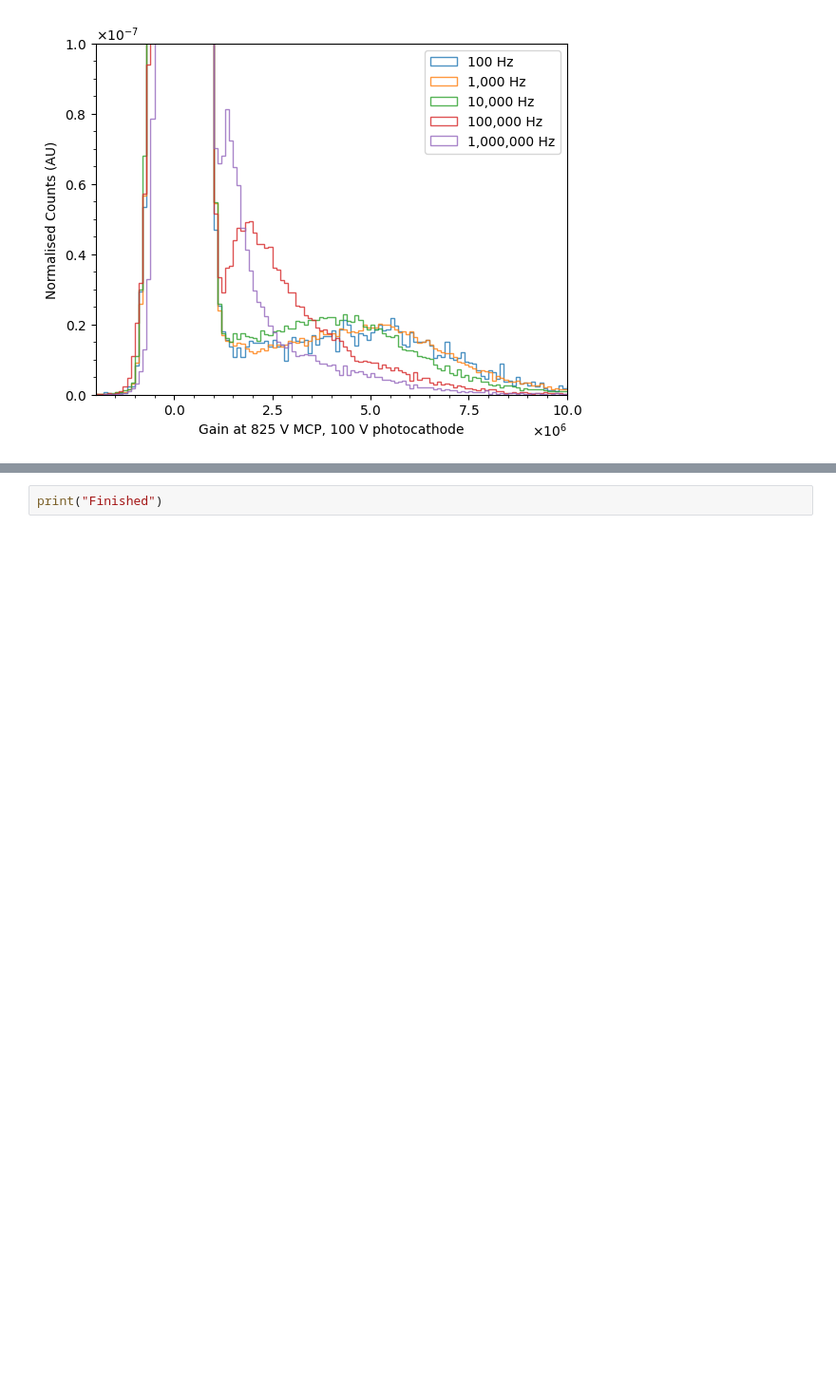
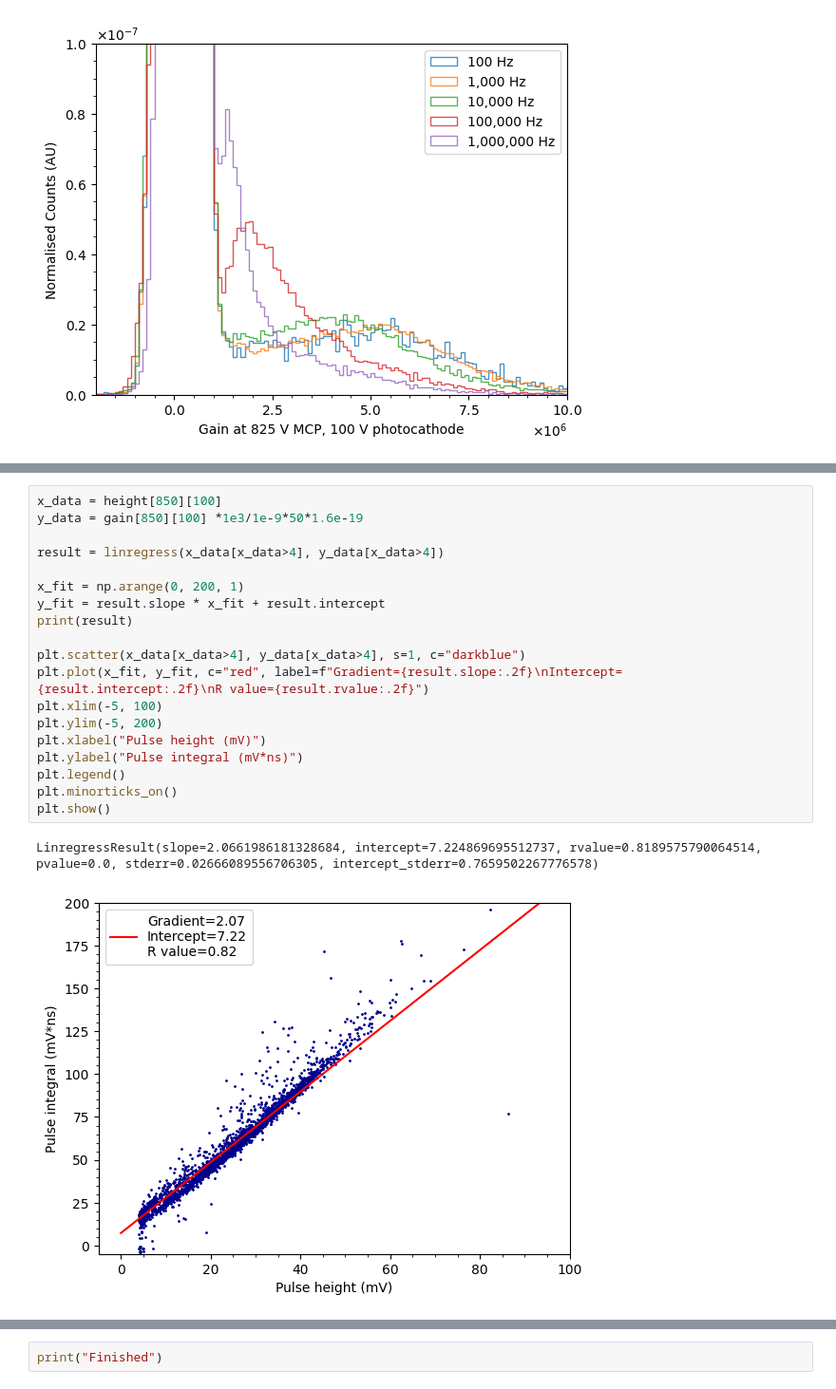
Before and after one commit to robjfoster/lappd, a Jupyter notebook: lappd/analysis/gain_analysis.ipynb, the cells around one changed output, grey strips where cells are left out. Shown at 95% size. Drawn from its saved outputs; the diff is of its cells as text; blank space fills up the shorter version.

```diff
--- a/lappd/analysis/gain_analysis.ipynb
+++ b/lappd/analysis/gain_analysis.ipynb
@@ -209,0 +192,22 @@ Charge = 1.84E+00 * h + -1.19E+01
+# %%
+x_data = height[850][100]
+y_data = gain[850][100] *1e3/1e-9*50*1.6e-19
+
+result = linregress(x_data[x_data>4], y_data[x_data>4])
+
+x_fit = np.arange(0, 200, 1)
+y_fit = result.slope * x_fit + result.intercept
+print(result)
+
+plt.scatter(x_data[x_data>4], y_data[x_data>4], s=1, c="darkblue")
+plt.plot(x_fit, y_fit, c="red", label=f"Gradient={result.slope:.2f}\nIntercept={result.intercept:.2f}\nR value={result.rvalue:.2f}")
+plt.xlim(-5, 100)
+plt.ylim(-5, 200)
+plt.xlabel("Pulse height (mV)")
+plt.ylabel("Pulse integral (mV*ns)")
+plt.legend()
+plt.minorticks_on()
+plt.show()
+# %% [output]
+LinregressResult(slope=2.0661986181328684, intercept=7.224869695512737, rvalue=0.8189575790064514, pvalue=0.0, stderr=0.02666089556706305, intercept_stderr=0.7659502267776578)
+[figure, added]
```
Also changed, not shown: parts of 9 cells of this notebook, 5 other files.
